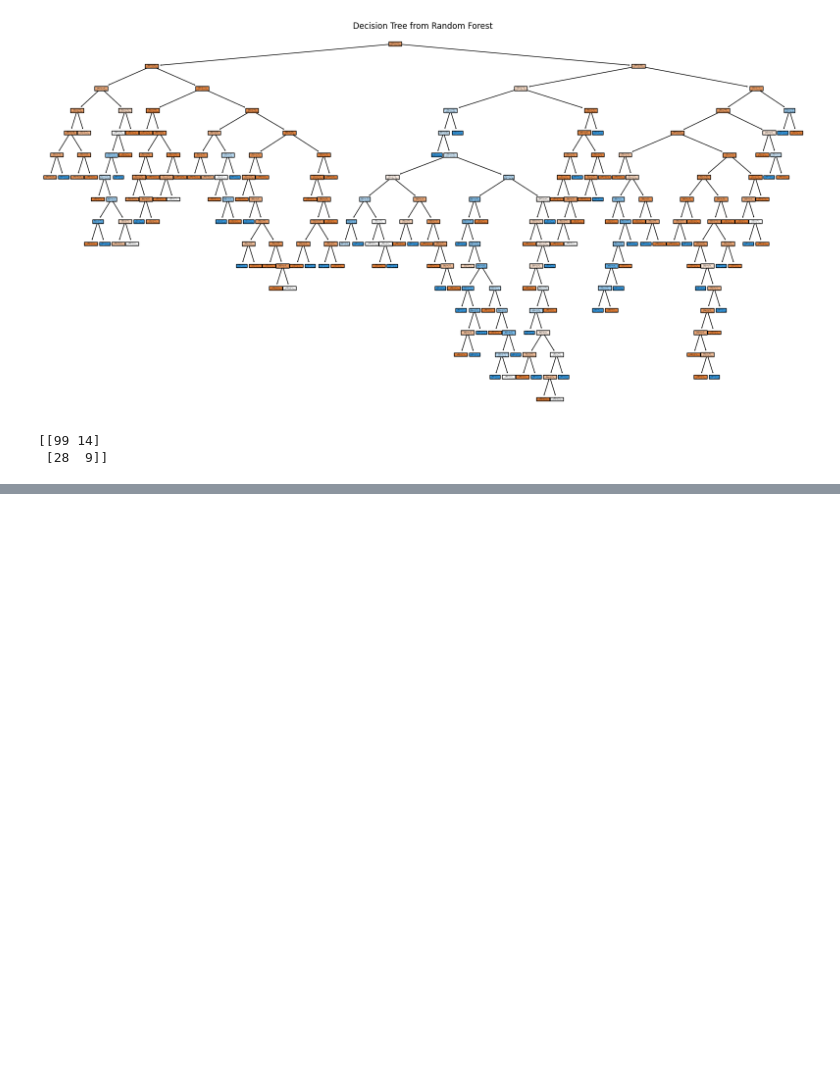
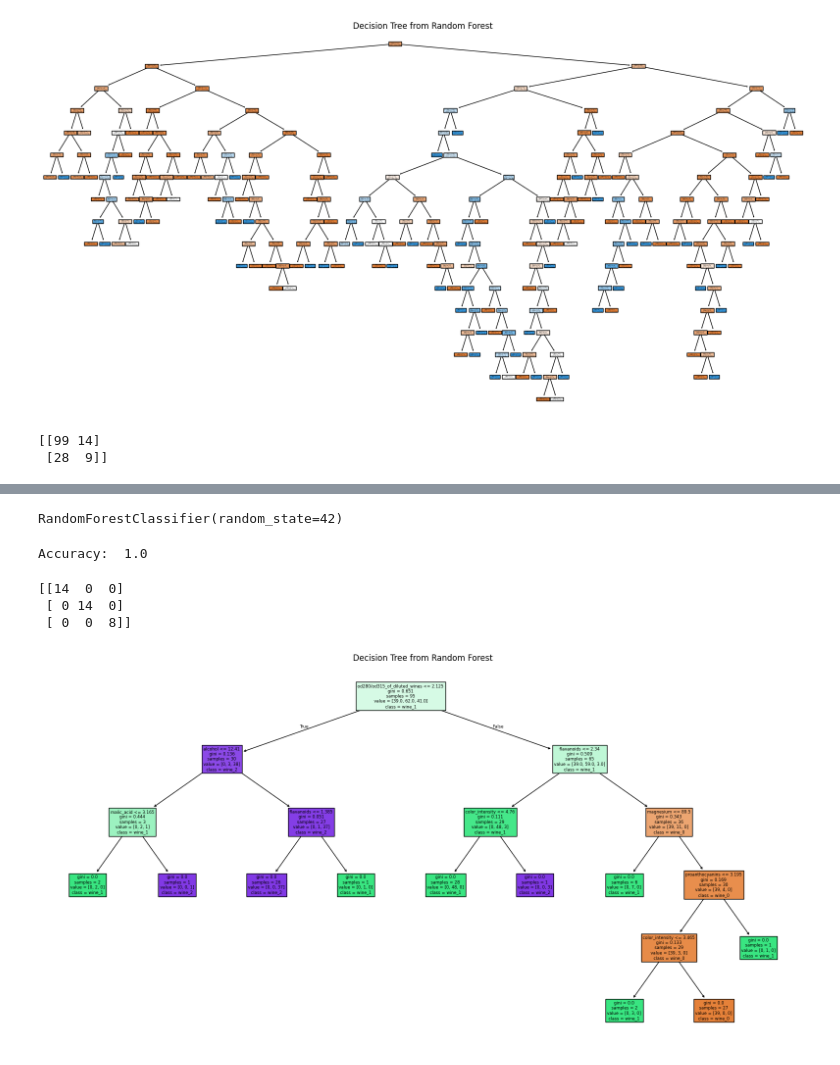
Before and after one commit to Sameerverma32/ML-12pm, a Jupyter notebook: Regression/random_forest.ipynb, the cells around one changed output, grey strips where cells are left out. Saved outputs shown, nothing was run; the diff lists cells and outputs as text; code cells hidden in the pictures; blank space fills up the shorter version.

```diff
--- a/Regression/random_forest.ipynb
+++ b/Regression/random_forest.ipynb
@@ -91,0 +125,6 @@ print(confusion_matrix(y_test, y_pred))
+# %%
+data.coloumns = ['Alcohol', 'Malic Acid', 'Ash', 'Alcalinity of Ash', 'Magnesium',
+                 'Total Phenols', 'Flavanoids', 'Nonflavanoid Phenols',
+                    'Proanthocyanins', 'Color Intensity', 'Hue', 'OD280/OD315 of Diluted Wines', 'Proline', 'target']
+
+data.head()
@@ -91,0 +138,8 @@ print(confusion_matrix(y_test, y_pred))
+# %%
+X = data[['alcohol',	'malic_acid',	'ash',	'alcalinity_of_ash',	'magnesium',	'total_phenols',
+          'flavanoids',	'nonflavanoid_phenols',	'proanthocyanins',	'color_intensity',	'hue',
+          'od280/od315_of_diluted_wines',	'proline']]
+
+y = data['target']
+# %%
+X_train, X_test, y_train, y_test = train_test_split(X, y, test_size=0.2, random_state=42)
@@ -91,0 +177,5 @@ print(confusion_matrix(y_test, y_pred))
+# %%
+rf = RandomForestClassifier(n_estimators=100, random_state=42)
+rf.fit(X_train, y_train)
+# %% [output]
+RandomForestClassifier(random_state=42)
@@ -91,0 +184,18 @@ print(confusion_matrix(y_test, y_pred))
+# %%
+accuracy = accuracy_score(y_test, y_pred)
+print("Accuracy: ", accuracy)
+# %% [output]
+Accuracy:  1.0
+# %%
+print(confusion_matrix(y_test, y_pred))
+# %% [output]
+[[14  0  0]
+ [ 0 14  0]
+ [ 0  0  8]]
+# %%
+plt.figure(figsize=(20, 10))
+tree.plot_tree(rf.estimators_[0], feature_names=X.columns, class_names=['wine_0', 'wine_1', 'wine_2'], filled=True)
+plt.title("Decision Tree from Random Forest")
+plt.show()
+# %% [output]
+[figure, added]
```
Also changed, not shown: parts of 8 cells of this notebook.
